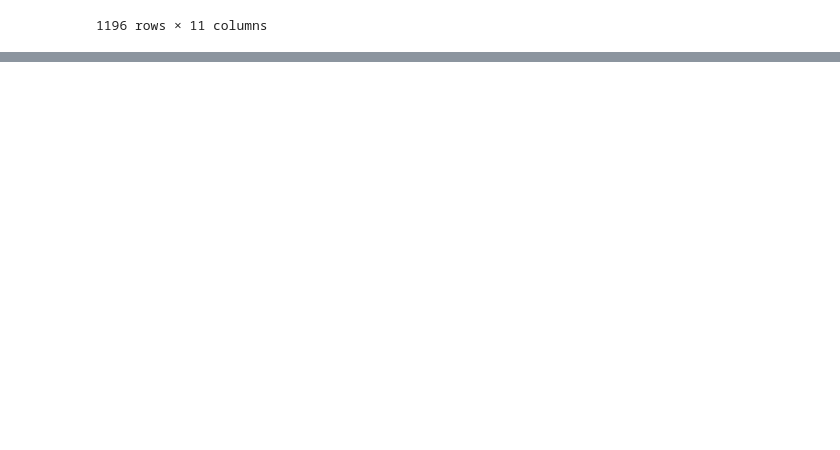
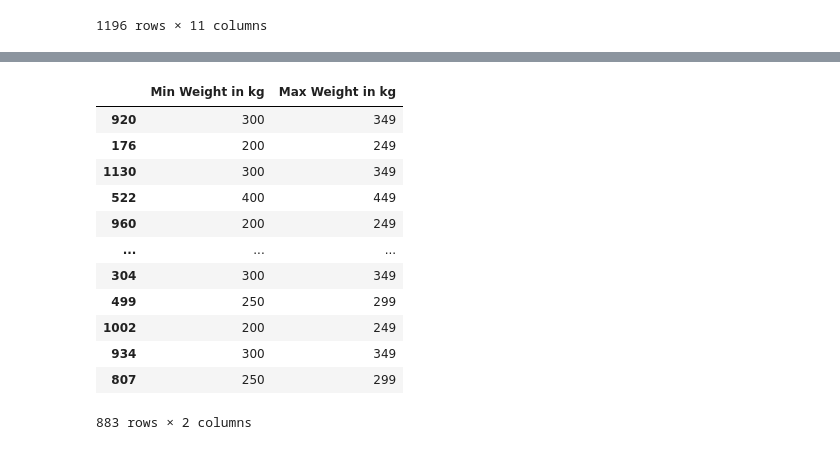
Before and after one commit to vicalfayo09/steer_price_prediction_ml, a Jupyter notebook: datasetloading.ipynb, the cells around one changed output, grey strips where cells are left out. Saved outputs shown, nothing was run; the diff lists cells and outputs as text; code cells hidden in the pictures; blank space fills up the shorter version.

```diff
--- a/datasetloading.ipynb
+++ b/datasetloading.ipynb
@@ -425,0 +363,20 @@ Index(['STATISTIC CODE', 'Statistic', 'TLIST(A1)', 'Year', 'C01782V02140',
+# %%
+from sklearn.model_selection import train_test_split
+from sklearn.metrics import r2_score, mean_squared_error
+x_train,x_test,y_train,y_test=train_test_split(x,y,train_size=0.8, random_state=365)
+# %%
+x_train
+# %% [output]
+|  | Min Weight in kg | Max Weight in kg |
+| 920 | 300 | 349 |
+| 176 | 200 | 249 |
+| 1130 | 300 | 349 |
+| 522 | 400 | 449 |
+| 960 | 200 | 249 |
+| ... | ... | ... |
+| 304 | 300 | 349 |
+| 499 | 250 | 299 |
+| 1002 | 200 | 249 |
+| 934 | 300 | 349 |
+| 807 | 250 | 299 |
+883 rows × 2 columns
```
Also changed, not shown: parts of 72 cells of this notebook.
